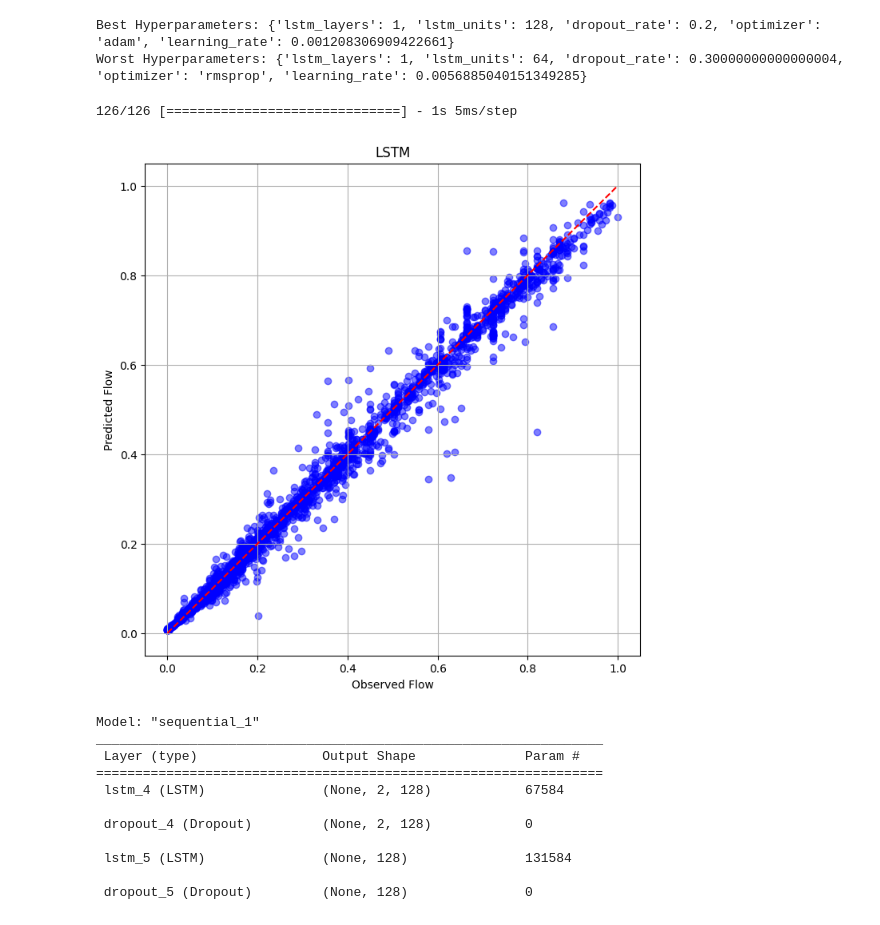
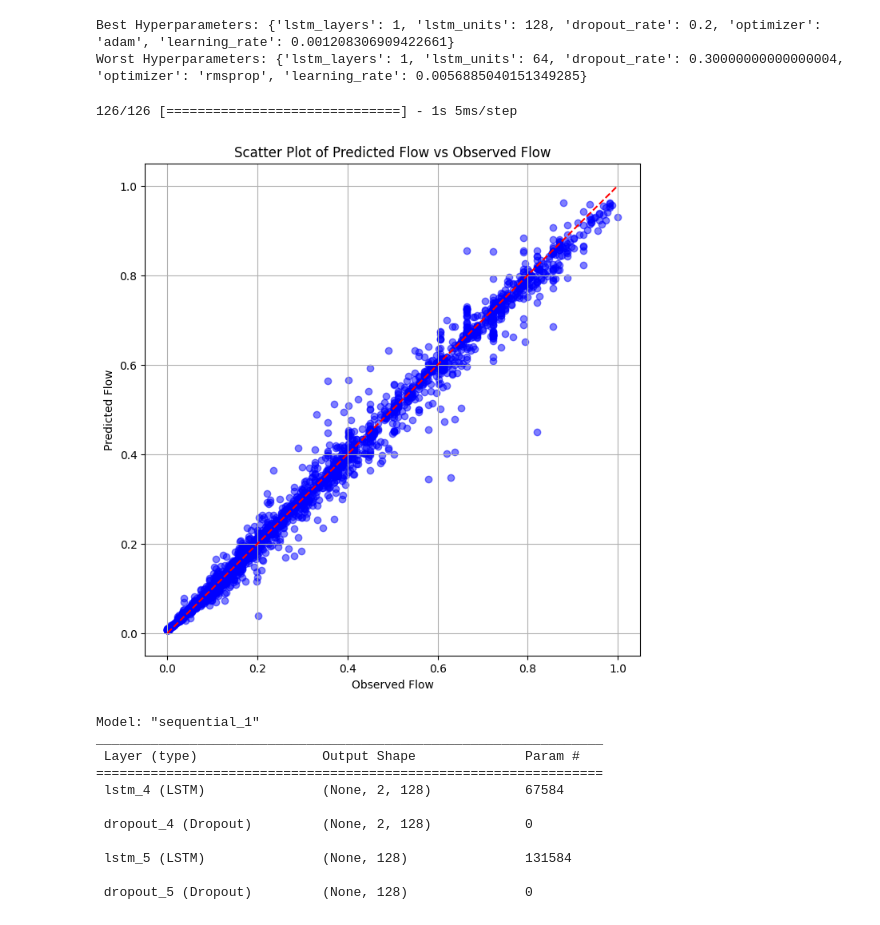
Before and after one commit to UkeshThapa/Snowmelt-Driven-Streamflow-Prediction, a Jupyter notebook: snowmelt_prediction_LSTM.ipynb, the cells around one changed output. Drawn from its saved outputs; the diff is of its cells as text; code cells hidden in the pictures.

```diff
--- a/snowmelt_prediction_LSTM.ipynb
+++ b/snowmelt_prediction_LSTM.ipynb
@@ -363,8 +434,8 @@ for fold_outer_idx, (train_ix, test_ix) in enumerate(outer_cv.split(X)):
             build_lstm_model,
             objective='val_loss',
             max_trials=15,
-            directory=f'/content/drive/MyDrive/research/lstm_parameter/keras_tuner_random_dir_fold_lstm__I4_{fold_outer_idx}_{fold_idx}',
-            project_name=f'/content/drive/MyDrive/research/lstm_parameter/keras_tuner_random_dir_fold_lstm__I4_{fold_outer_idx}_{fold_idx}/hyperparameter_random_tuning_fold_lstm_{fold_outer_idx}_{fold_idx}'
+            directory=f'/content/drive/MyDrive/research/lstm_parameter/keras_tuner_random_dir_fold_lstm__new_{fold_outer_idx}_{fold_idx}',
+            project_name=f'/content/drive/MyDrive/research/lstm_parameter/keras_tuner_random_dir_fold_lstm__new_{fold_outer_idx}_{fold_idx}/hyperparameter_random_tuning_fold_lstm_{fold_outer_idx}_{fold_idx}'
         )
 
         # Search for the best hyperparameters
@@ -724,21 +617,21 @@ Worst Hyperparameters: {'lstm_layers': 1, 'lstm_units': 64, 'dropout_rate': 0.30
 # %%
 import matplotlib.pyplot as plt
 
 # Assuming you have arrays y_pred and y_observed
 # y_pred and y_observed should have the same length
-y_pred = loaded_model.predict(X).flatten()
+y_pred = best_model.predict(X).flatten()
 y_observed = y
 plt.figure(figsize=(8, 8))
 plt.scatter(y_observed, y_pred, color='blue', alpha=0.5)
 plt.plot([min(y_observed), max(y_observed)], [min(y_observed), max(y_observed)], color='red', linestyle='--')
-plt.title('LSTM')
+plt.title('Scatter Plot of Predicted Flow vs Observed Flow')
 plt.xlabel('Observed Flow')
 plt.ylabel('Predicted Flow')
 plt.grid(True)
 plt.show()
 # %% [output]
 126/126 [==============================] - 1s 5ms/step
-[figure, old version]
+[figure, new version]
 # %%
 # Assuming best_model is your final trained model
 best_model.save('/content/drive/MyDrive/research/lstm_parameter/best_model_lstm.h5')
```
Also changed, not shown: parts of 36 cells of this notebook.
